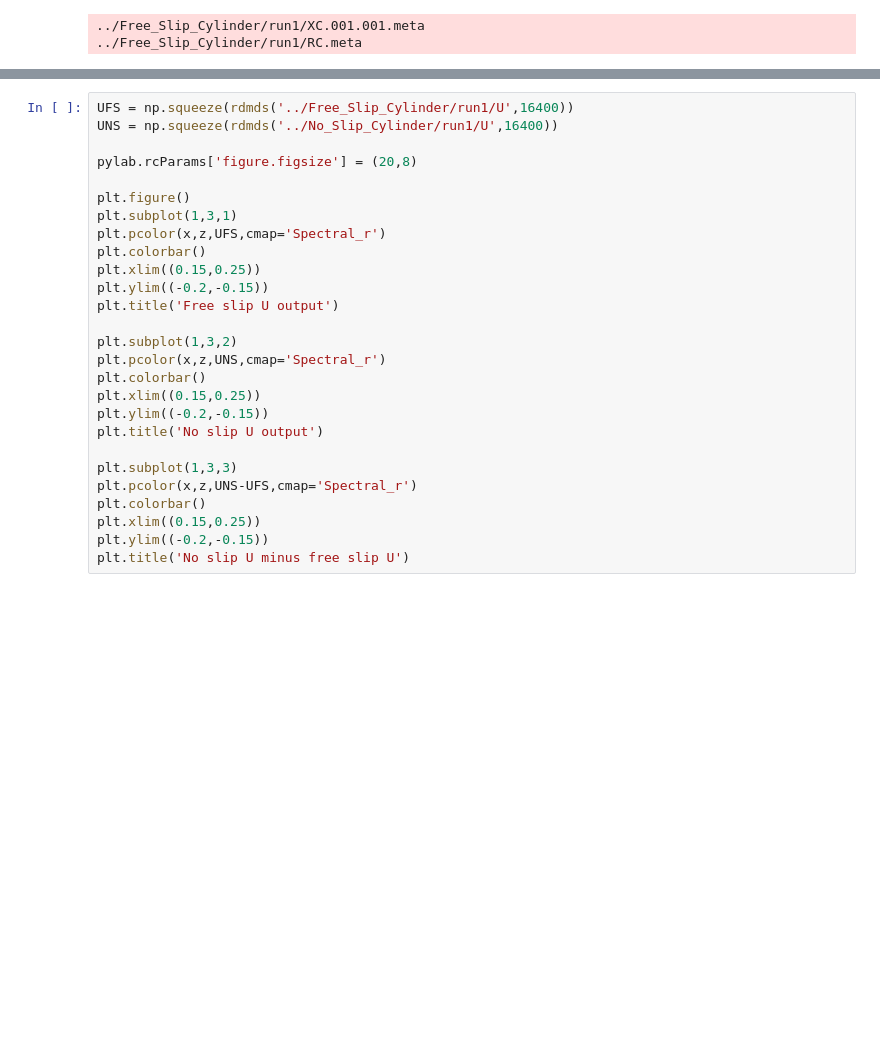
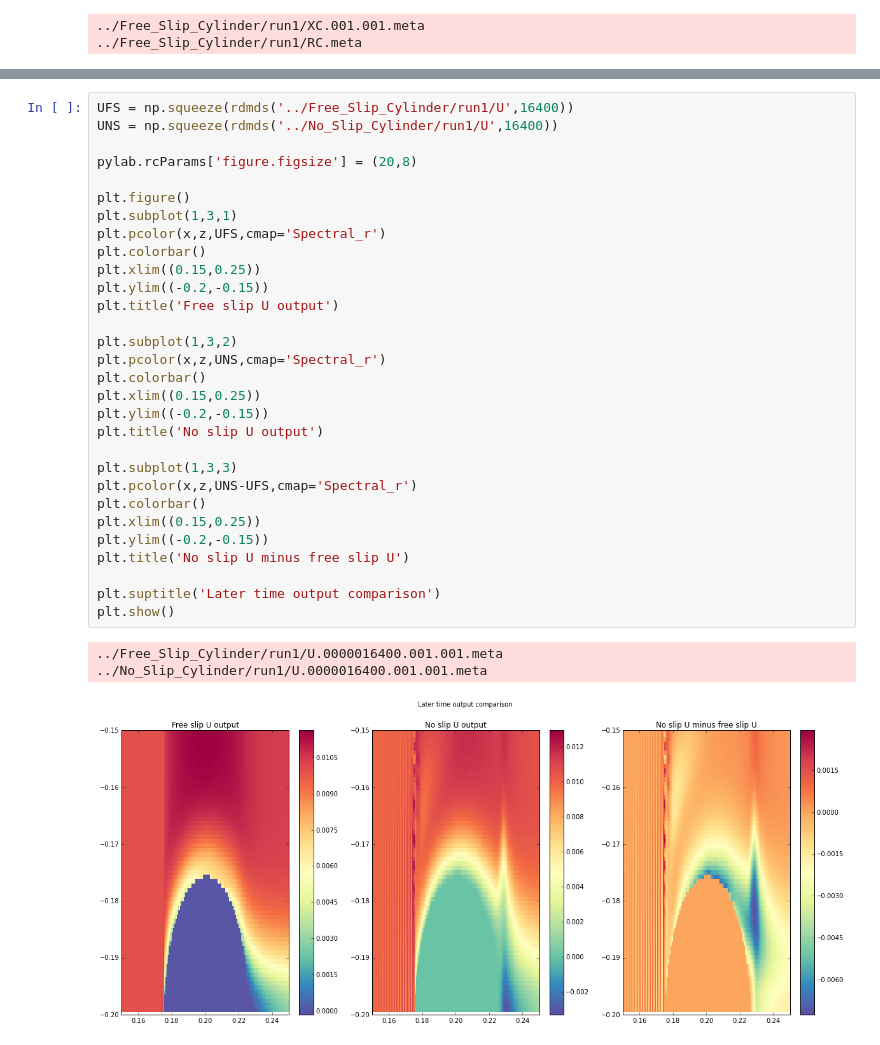
Before and after one commit to UBC-MOAD/flow_separation, a Jupyter notebook: notebooks_2D_runs/jan16.ipynb, the cells around one changed output, grey strips where cells are left out. Drawn from its saved outputs; the diff is of its cells as text; blank space fills up the shorter version.

```diff
--- a/notebooks_2D_runs/jan16.ipynb
+++ b/notebooks_2D_runs/jan16.ipynb
@@ -49,27 +51,34 @@ plt.title('No slip U minus free slip U')
 # %%
 UFS = np.squeeze(rdmds('../Free_Slip_Cylinder/run1/U',16400))
 UNS = np.squeeze(rdmds('../No_Slip_Cylinder/run1/U',16400))
 
 pylab.rcParams['figure.figsize'] = (20,8)
 
 plt.figure()
 plt.subplot(1,3,1)
 plt.pcolor(x,z,UFS,cmap='Spectral_r')
 plt.colorbar()
 plt.xlim((0.15,0.25))
 plt.ylim((-0.2,-0.15))
 plt.title('Free slip U output')
 
 plt.subplot(1,3,2)
 plt.pcolor(x,z,UNS,cmap='Spectral_r')
 plt.colorbar()
 plt.xlim((0.15,0.25))
 plt.ylim((-0.2,-0.15))
 plt.title('No slip U output')
 
 plt.subplot(1,3,3)
 plt.pcolor(x,z,UNS-UFS,cmap='Spectral_r')
 plt.colorbar()
 plt.xlim((0.15,0.25))
 plt.ylim((-0.2,-0.15))
 plt.title('No slip U minus free slip U')
+
+plt.suptitle('Later time output comparison')
+plt.show()
+# %% [output]
+../Free_Slip_Cylinder/run1/U.0000016400.001.001.meta
+../No_Slip_Cylinder/run1/U.0000016400.001.001.meta
+[figure, added]
```
Also changed, not shown: parts of 2 cells of this notebook.
